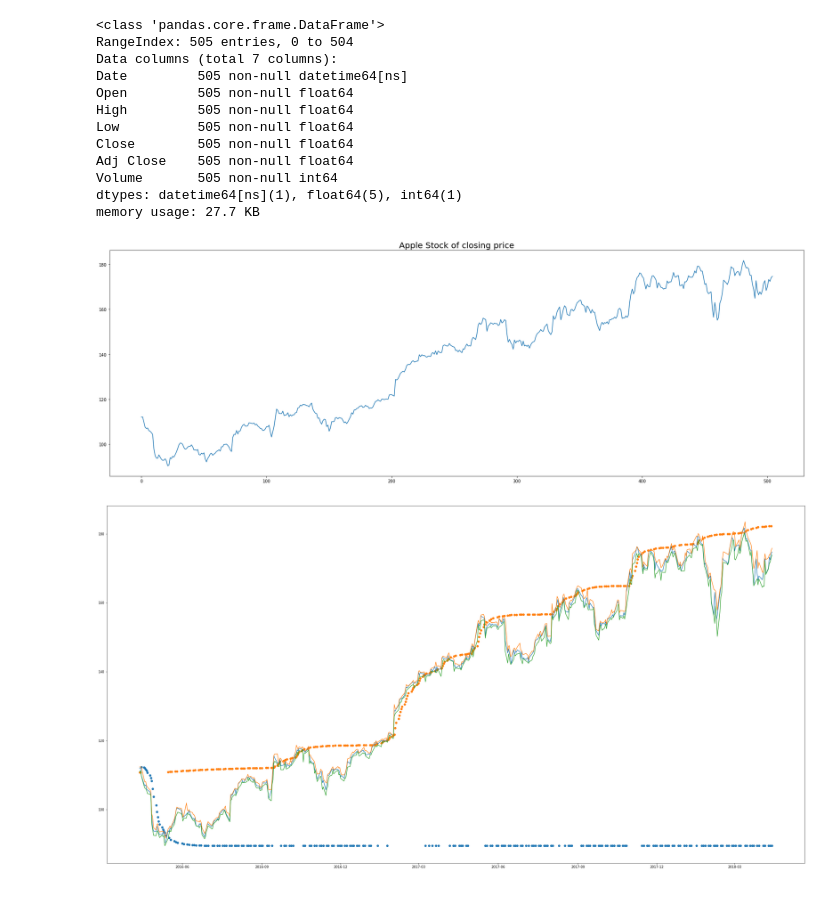
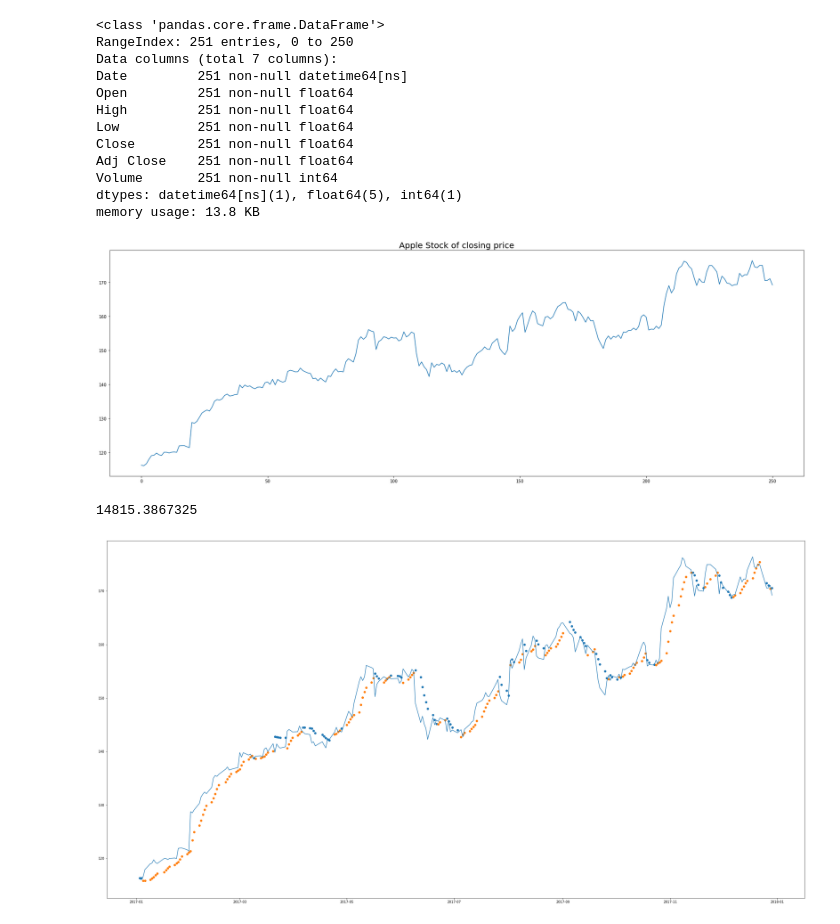
Before and after one commit to tab46339/Data-Science-Project, a Jupyter notebook: Parabolic+SAR.ipynb, the cells around one changed output. Drawn from its saved outputs; the diff is of its cells as text; code cells hidden in the pictures.

```diff
--- a/Parabolic+SAR.ipynb
+++ b/Parabolic+SAR.ipynb
@@ -6,7 +6,7 @@ import matplotlib.pyplot as plt
 # %%
 #loading the dataset of .csv file
 
-target_data = "../../dataset/AAPL.csv"
+target_data = "../AAPL.csv"
 apple_stock = pd.read_csv(target_data, parse_dates = True)
 apple_stock.Date = pd.to_datetime(apple_stock.Date)
 apple_stock.head()
@@ -25,18 +25,18 @@ plt.title("Apple Stock of closing price", fontsize = 20)
 plt.show()
 # %% [output]
 <class 'pandas.core.frame.DataFrame'>
-RangeIndex: 505 entries, 0 to 504
+RangeIndex: 251 entries, 0 to 250
 Data columns (total 7 columns):
-Date         505 non-null datetime64[ns]
-Open         505 non-null float64
-High         505 non-null float64
-Low          505 non-null float64
-Close        505 non-null float64
-Adj Close    505 non-null float64
-Volume       505 non-null int64
+Date         251 non-null datetime64[ns]
+Open         251 non-null float64
+High         251 non-null float64
+Low          251 non-null float64
+Close        251 non-null float64
+Adj Close    251 non-null float64
+Volume       251 non-null int64
 dtypes: datetime64[ns](1), float64(5), int64(1)
-memory usage: 27.7 KB
+memory usage: 13.8 KB
-[figure, old version]
+[figure, new version]
 # %%
 # define the first rising sar and falling sar
 #check for the trend, deside rising or falling
@@ -64,6 +64,12 @@ r_extreme_point = []
 f_extreme_point = []
 r_af = 0.02
 f_af = 0.02
+
+PSARMoney = 10000
+SellAmount = 1000
+BuyAmount = 1000
+numStocks = PSARMoney/apple_stock['Close'][0]
+PSARMoney = 0
 #final_sar = []
 #go through data row by row
 for index, row in apple_stock.iterrows():
@@ -89,20 +95,31 @@ for index, row in apple_stock.iterrows():
         #prior_f_ep = f_extreme_point[len(f_extreme_point)-1]
 
         if(sar[index-1] == 1):
+
             if(row['Close'] < rising_sar[1][len(rising_sar[1])-1]):
                 #now changing to downward trend, falling sar
+
+                if((numStocks-SellAmount/row['Close'])>0):
+                    numStocks = numStocks - SellAmount/row['Close']
+                    PSARMoney = PSARMoney + SellAmount
+                elif(numStocks>0):
+                    PSARMoney = PSARMoney + numStocks*row['Close']
+                    numStocks = 0
+
                 r_sar = 0.02
                 try:
+                    f_extreme_point.append(row['Low'])
                     sar.append(0)
                     falling_sar[0].append(row['Date'])
-                    falling_sar[1].append((falling_sar[1][len(falling_sar[1])-1] - f_af *
-                                           (falling_sar[1][len(falling_sar[1])-1] - f_extreme_point[len(f_extreme_point)-1])))
+                    #falling_sar[1].append((falling_sar[1][len(falling_sar[1])-1] - f_af *
+                     #                      (falling_sar[1][len(falling_sar[1])-1] - f_extreme_point[len(f_extreme_point)-1])))
+                    falling_sar[1].append(row['High'])
                     if(row['Low'] < f_extreme_point[len(f_extreme_point)-1]):
                         f_extreme_point.append(row['Low'])
                         if(f_af < 0.2):
                             f_af += 0.02
                 except:
-                    falling_sar[0].append(row['Date'])
+                    #falling_sar[0].append(row['Date'])
                     falling_sar[1].append(row['High'])
                     f_extreme_point.append(row['Low'])
             else:
@@ -111,6 +128,7 @@ for index, row in apple_stock.iterrows():
                 rising_sar[0].append(row['Date'])
                 rising_sar[1].append((rising_sar[1][len(rising_sar[1])-1] + r_af *
                                       (r_extreme_point[len(r_extreme_point)-1] - rising_sar[1][len(rising_sar[1])-1])))
+
                 if(row['High'] > r_extreme_point[len(r_extreme_point)-1]):
                     r_extreme_point.append(row['High'])
                     if(r_af < 0.2):
@@ -118,18 +136,24 @@ for index, row in apple_stock.iterrows():
         else:
             if(row['Close'] > falling_sar[1][len(falling_sar[1])-1]):
                 #change to upward trend
+
+                numStocks = numStocks + BuyAmount/row['Close']
+                PSARMoney = PSARMoney - BuyAmount
+
                 f_sar = 0.02
                 try:
+                    r_extreme_point.append(row['High'])
                     sar.append(1)
                     rising_sar[0].append(row['Date'])
-                    rising_sar[1].append((rising_sar[1][len(rising_sar[1])-1] + r_af *
-                                          (r_extreme_point[len(r_extreme_point)-1] - rising_sar[1][len(rising_sar[1])-1])))
-                    if(row['High'] > r_extreme_point[len(r_extreme_point)-1]):
+                    #rising_sar[1].append((rising_sar[1][len(rising_sar[1])-1] + r_af *
+                     #                     (r_extreme_point[len(r_extreme_point)-1] - rising_sar[1][len(rising_sar[1])-1])))
+                    rising_sar[1].append(row['Low'])
+                    if(row['High'] >= r_extreme_point[len(r_extreme_point)-1]):
                         r_extreme_point.append(row['High'])
                         if(r_af < 0.2):
                             r_af += 0.02
                 except:
-                    rising_sar[0].append(row['Date'])
+                    #rising_sar[0].append(row['Date'])
                     rising_sar[1].append(row['Low'])
                     r_extreme_point.append(row['High'])
             else:
@@ -138,24 +162,28 @@ for index, row in apple_stock.iterrows():
                 falling_sar[0].append(row['Date'])
                 falling_sar[1].append((falling_sar[1][len(falling_sar[1])-1] - f_af *
                                        (falling_sar[1][len(falling_sar[1])-1] - f_extreme_point[len(f_extreme_point)-1])))
-                if(row['Low'] < f_extreme_point[len(f_extreme_point)-1]):
+                if(row['Low'] <= f_extreme_point[len(f_extreme_point)-1]):
                     f_extreme_point.append(row['Low'])
                     if(f_af < 0.2):
                         f_af += 0.02
+PSARMoney = PSARMoney + numStocks*apple_stock['Close'].iloc[-1]
+print PSARMoney
+# %% [output]
+14815.3867325
 # %%
 fig, ax = plt.subplots(1,1, figsize=(38,20))
 x = df.Date
 y = df['Close']
 plt.plot(x, y, alpha=1)
-plt.plot(x, apple_stock['High'], alpha=1)
-plt.plot(x, apple_stock['Low'], alpha=1)
-falling_sar[0].pop(0)
+#plt.plot(x, apple_stock['High'], alpha=1)
+#plt.plot(x, apple_stock['Low'], alpha=1)
+#falling_sar[0].pop(0)
 #print falling_sar[1]
 plt.scatter(falling_sar[0], falling_sar[1], alpha=1)
 plt.scatter(rising_sar[0], rising_sar[1], alpha=1)
 plt.show()
 # %% [output]
-[figure, old version]
+[figure, new version]
 # %%
 #calculate the raising SAR
 exam_data01 = {'Date': apple_stock['Date'],'High': apple_stock['High'], 'Low': apple_stock['Low'], 'Close': apple_stock['Close']}
```
Also changed, not shown: parts of 5 cells of this notebook.
